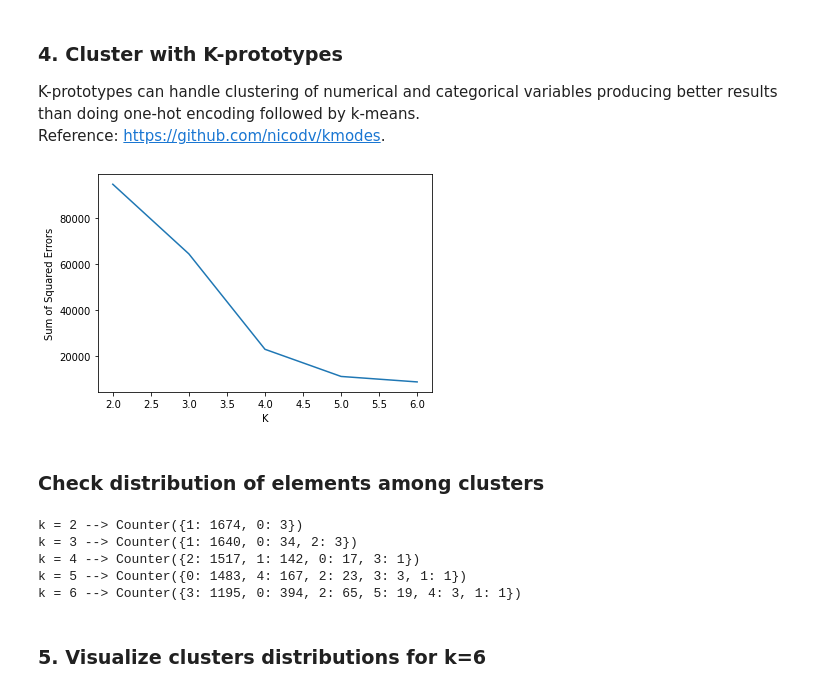
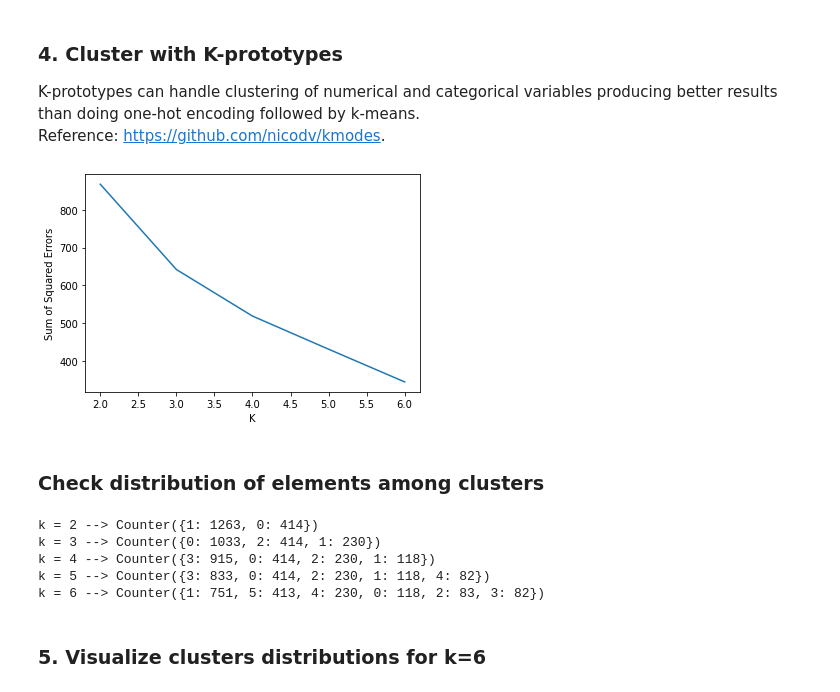
Before and after one commit to epfl-ada/ada-2021-project-quotebankers, a Jupyter notebook: clustering.ipynb, the cells around one changed output. Cells and saved outputs as stored; diff of their text form; code cells hidden in the pictures.

```diff
--- a/clustering.ipynb
+++ b/clustering.ipynb
@@ -281,7 +293,7 @@ def min_max_normalize_column(column):
 
 normalized_speakers = pd.DataFrame()
 normalized_speakers['n_quotes'] = min_max_normalize_column(speakers_features_preprocessed_final['n_quotes'])
-# normalized_speakers['age'] = min_max_normalize_column(speakers_features_preprocessed_final['age'])
+normalized_speakers['age'] = min_max_normalize_column(speakers_features_preprocessed_final['age'])
 normalized_speakers['politician_score'] = speakers_features_preprocessed_final['politician_score']
 normalized_speakers['athlete_score'] = speakers_features_preprocessed_final['athlete_score']
 normalized_speakers['actor_score'] = speakers_features_preprocessed_final['actor_score']
@@ -290,3 +302,4 @@ normalized_speakers['researcher_score'] = speakers_features_preprocessed_final['
 normalized_speakers['journalist_score'] = speakers_features_preprocessed_final['journalist_score']
 normalized_speakers['musician_score'] = speakers_features_preprocessed_final['musician_score']
 normalized_speakers['businessperson_score'] = speakers_features_preprocessed_final['businessperson_score']
+normalized_speakers.head()
@@ -318,8 +350,8 @@ def plot_sse(kprotos):
 # %%
-kprotos = run_kprototypes(speakers_features_preprocessed_final, start=2, end=6)
+kprotos = run_kprototypes(normalized_speakers, start=2, end=6)
 plot_sse(kprotos)
 # %% [output]
-[figure, old version]
+[figure, new version]
 # %% [markdown]
 ### Check distribution of elements among clusters
 # %%
@@ -329,11 +361,11 @@ def print_cluster_labels(kprotos):
         print(f'k = {k} --> {Counter(kproto.labels_)}')
 print_cluster_labels(kprotos)
 # %% [output]
-k = 2 --> Counter({1: 1674, 0: 3})
-k = 3 --> Counter({1: 1640, 0: 34, 2: 3})
-k = 4 --> Counter({2: 1517, 1: 142, 0: 17, 3: 1})
-k = 5 --> Counter({0: 1483, 4: 167, 2: 23, 3: 3, 1: 1})
-k = 6 --> Counter({3: 1195, 0: 394, 2: 65, 5: 19, 4: 3, 1: 1})
+k = 2 --> Counter({1: 1263, 0: 414})
+k = 3 --> Counter({0: 1033, 2: 414, 1: 230})
+k = 4 --> Counter({3: 915, 0: 414, 2: 230, 1: 118})
+k = 5 --> Counter({3: 833, 0: 414, 2: 230, 1: 118, 4: 82})
+k = 6 --> Counter({1: 751, 5: 413, 4: 230, 0: 118, 2: 83, 3: 82})
 # %% [markdown]
 ### 5. Visualize clusters distributions for k=6
 # %%
```
Also changed, not shown: parts of 17 cells of this notebook.
